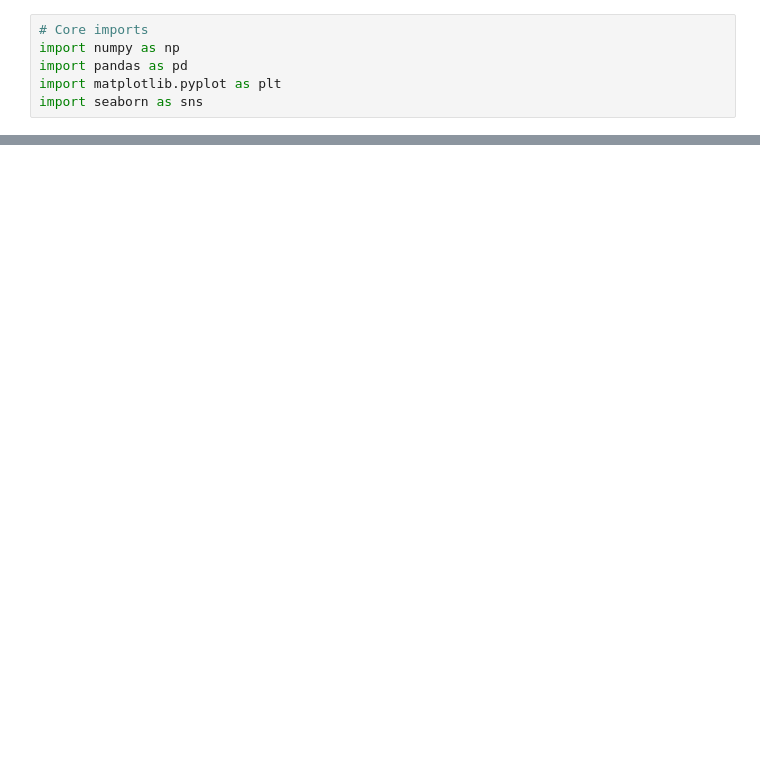
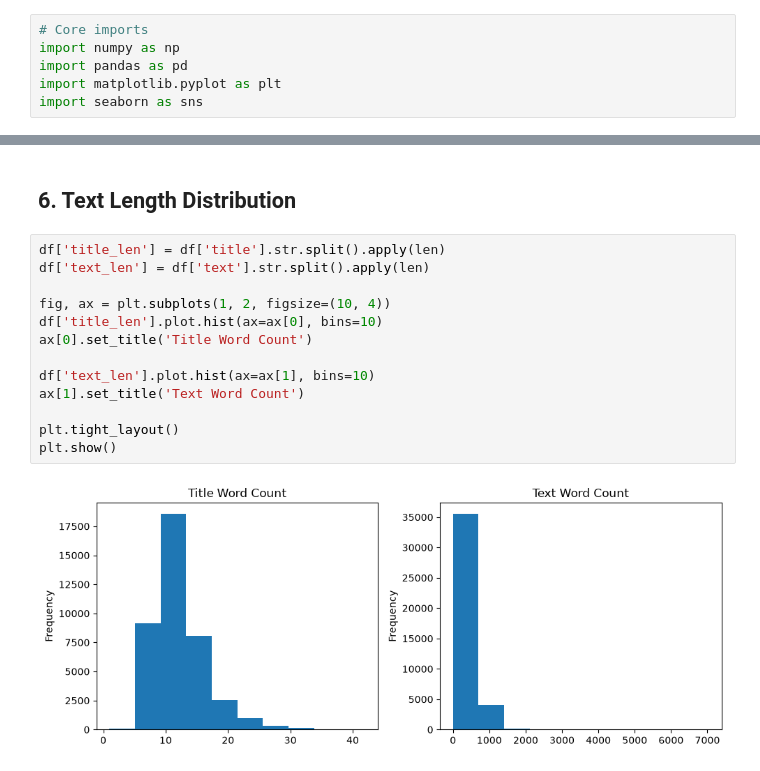
Before and after one commit to kritiAT/Project-2-Natural-Language-Processing, a Jupyter notebook: notebooks/EDA.ipynb, the cells around one changed output, grey strips where cells are left out. Cells and saved outputs as stored; diff of their text form; blank space fills up the shorter version.

```diff
--- a/notebooks/EDA.ipynb
+++ b/notebooks/EDA.ipynb
@@ -375,0 +129,17 @@ sns.histplot(data=df, x='title_len', hue='label', bins=50)
+# %% [markdown]
+## 6. Text Length Distribution
+# %%
+df['title_len'] = df['title'].str.split().apply(len)
+df['text_len'] = df['text'].str.split().apply(len)
+
+fig, ax = plt.subplots(1, 2, figsize=(10, 4))
+df['title_len'].plot.hist(ax=ax[0], bins=10)
+ax[0].set_title('Title Word Count')
+
+df['text_len'].plot.hist(ax=ax[1], bins=10)
+ax[1].set_title('Text Word Count')
+
+plt.tight_layout()
+plt.show()
+# %% [output]
+[figure, added]
```
Also changed, not shown: parts of 50 cells of this notebook, 5 other files.
